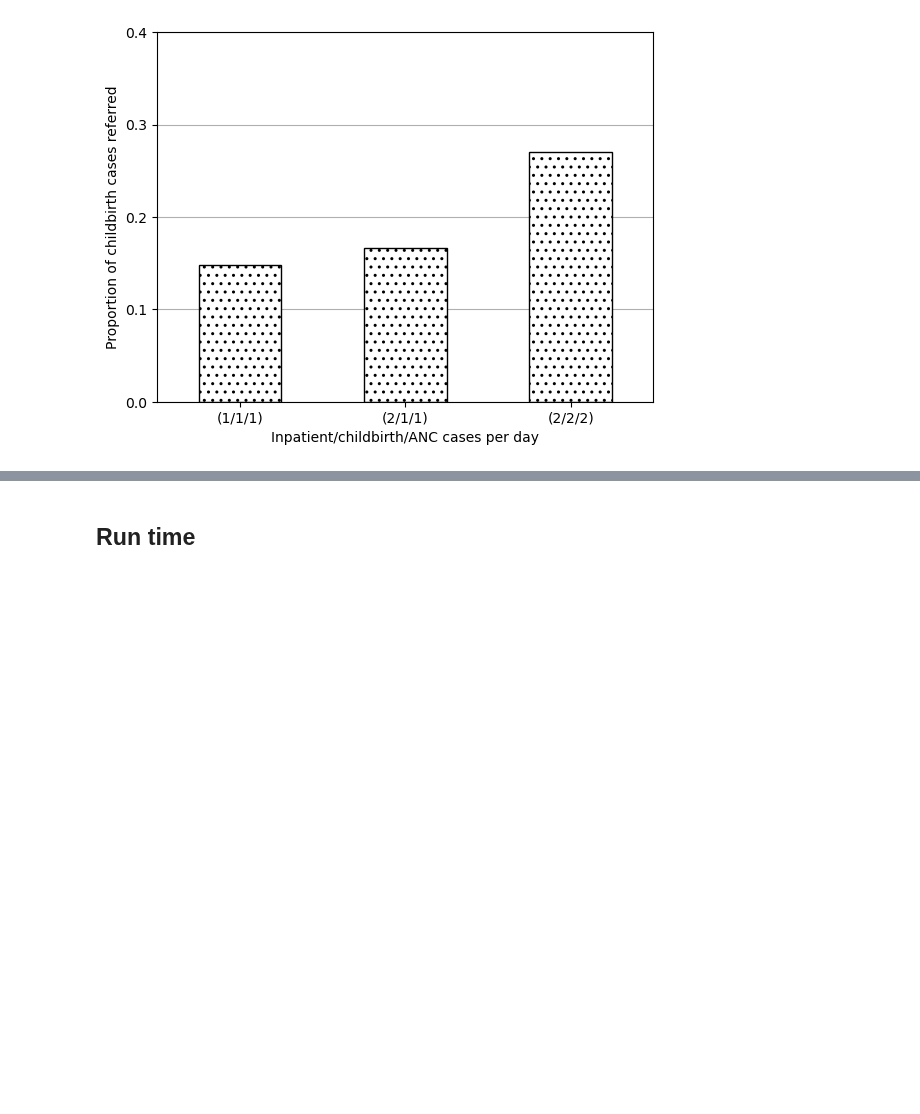
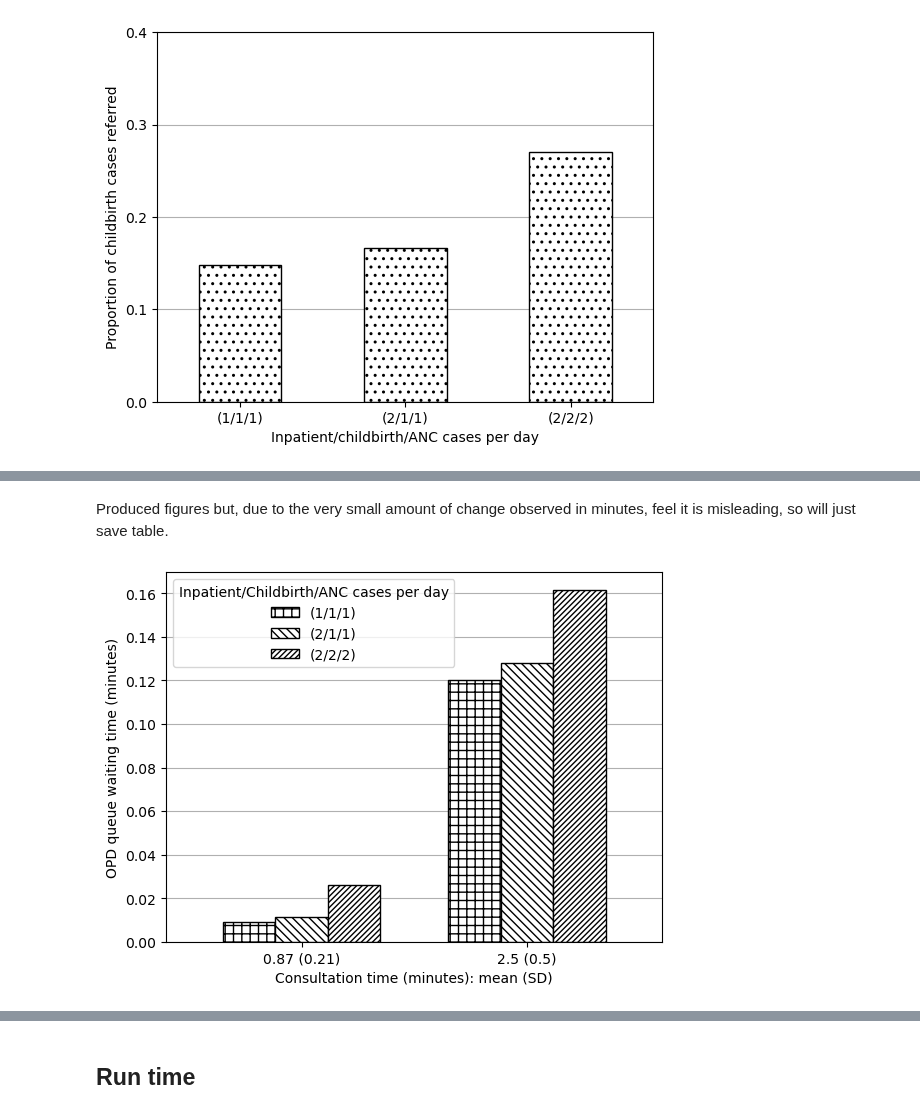
Before and after one commit to pythonhealthdatascience/stars-reproduce-shoaib-2022, a Jupyter notebook: reproduction/reproduce_fig3_txt1.ipynb, the cells around one changed output, grey strips where cells are left out. Saved outputs shown, nothing was run; the diff lists cells and outputs as text; code cells hidden in the pictures; blank space fills up the shorter version.

Commit message:
feat(reproduction): :sparkles: Reproduced in-text result 1

```diff
--- a/reproduction/reproduce_fig3.ipynb
+++ b/reproduction/reproduce_fig3_txt1.ipynb
@@ -180,0 +184,27 @@ def process_results(files):
+# %%
+def reshape_087_25(s):
+    '''
+    Reshapes series that has results from scenarios including mean 0.87 and 2.5
+    to produce a 3 x 2 dataframe where rows are consultation time and columns
+    are the arrivals
+
+    Parameters:
+    -----------
+    s : series
+        Series with results from figure 3 model variants
+
+    Returns:
+    --------
+    res : dataframe
+        Dataframe where rows are consultation time and columns are arrivals
+    '''
+    # Reshape data so in appropriate format for plotting grouped bar chart
+    names = ['0.87 (0.21)', '2.5 (0.5)']
+    s111 = [s['f3_arr111_serv087'], s['f3_arr111_serv25']]
+    s211 = [s['f3_arr211_serv087'], s['f3_arr211_serv25']]
+    s222 = [s['f3_arr222_serv087'], s['f3_arr222_serv25']]
+
+    res = pd.DataFrame(
+        {'(1/1/1)': s111, '(2/1/1)': s211, '(2/2/2)': s222}, index=names)
+
+    return res
@@ -319,0 +365,14 @@ plt.show()
+# %%
+# Get OPD queue time
+data_txt1_opd = reshape_087_25(data_full.loc['OPD Q wt'])
+data_txt1_opd['Output'] = 'OPD queue waiting time (minutes)'
+
+# Get lab queue time
+data_txt1_lab = reshape_087_25(data_full.loc['Lab Q wt'])
+data_txt1_lab['Output'] = 'Lab queue waiting time (minutes)'
+
+# Combine, round, save and show dataframe
+data_txt1 = round(pd.concat([data_txt1_opd, data_txt1_lab]), 3)
+data_txt1.index.names = ['Consultation time: mean (SD)']
+data_txt1.to_csv(txt1_path)
+data_txt1
@@ -319,0 +386,6 @@ plt.show()
+# %% [markdown]
+Produced figures but, due to the very small amount of change observed in minutes, feel it is misleading, so will just save table.
+# %%
+plot_087_25(data_txt1_opd, ylab='OPD queue waiting time (minutes)')
+# %% [output]
+[figure, added]
```
Also changed, not shown: parts of 11 cells of this notebook, 3 other files.
